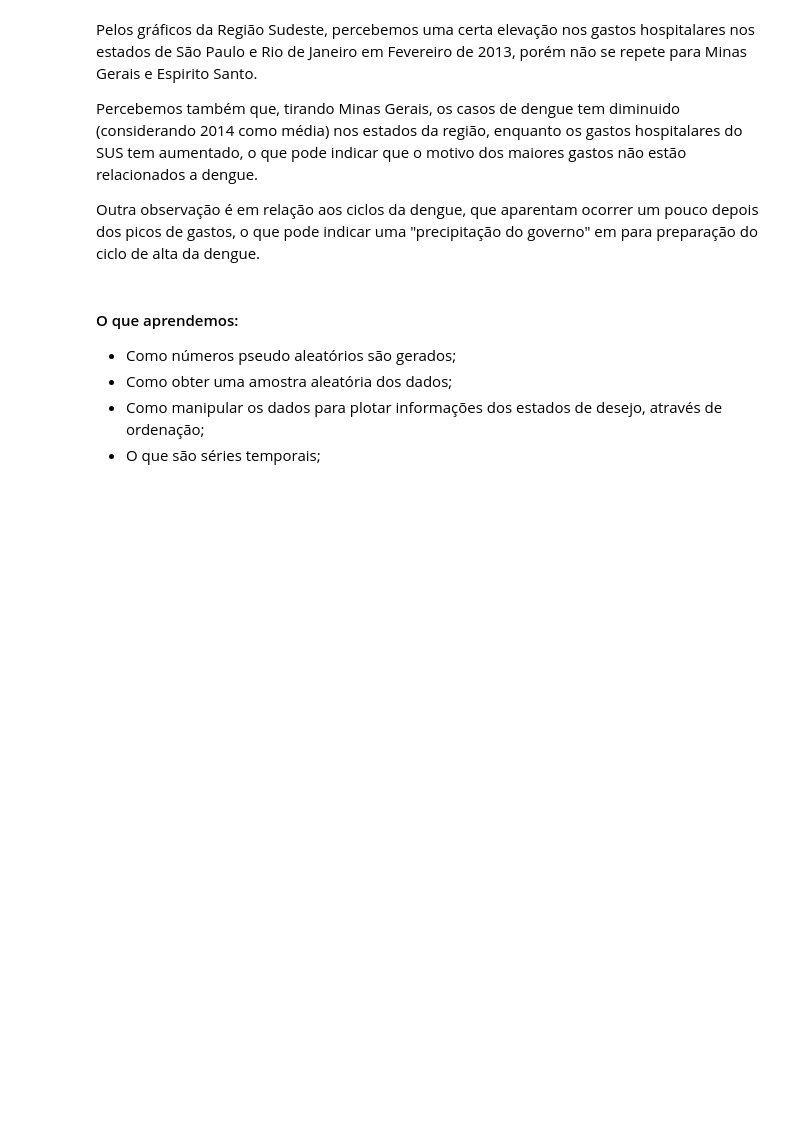
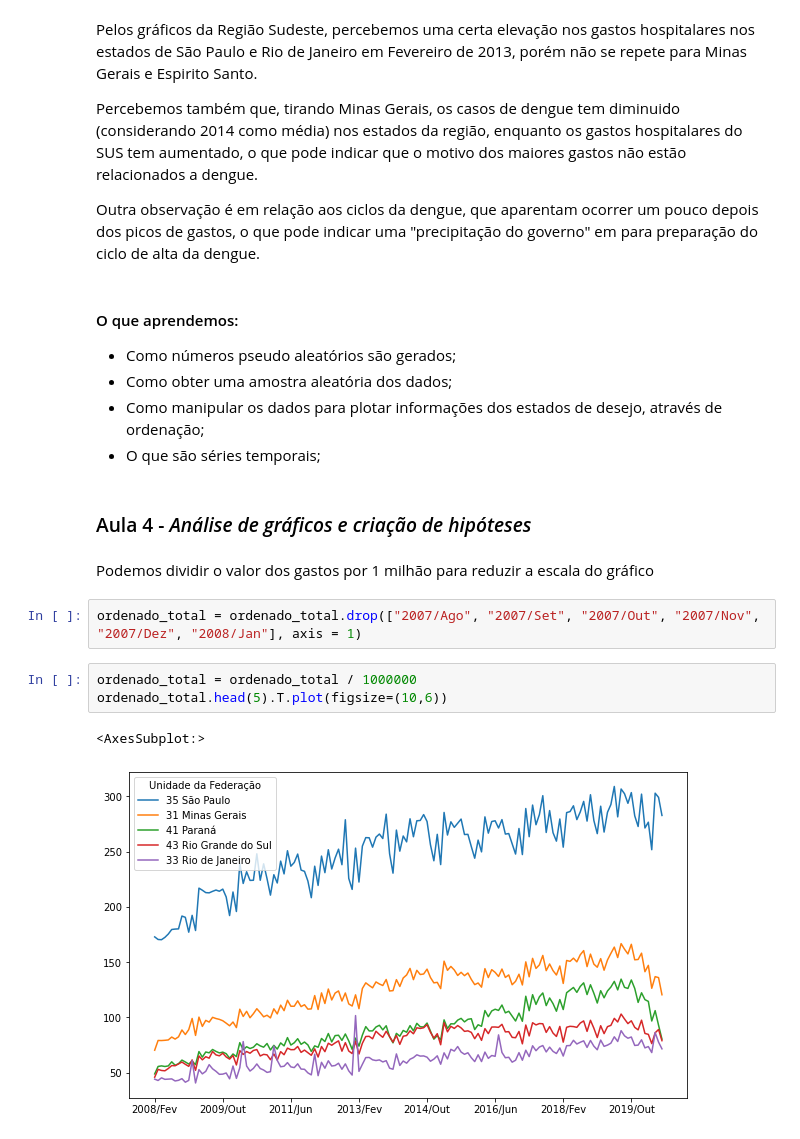
Before and after one commit to chermont04/BootCamp-Alura, a Jupyter notebook: modulos/Modulo_01.ipynb, the cells around one changed output. Drawn from its saved outputs; the diff is of its cells as text; blank space fills up the shorter version.

Commit message:
Adicionando a aula4

```diff
--- a/modulos/Modulo_01.ipynb
+++ b/modulos/Modulo_01.ipynb
@@ -876,3 +877,15 @@ Outra observação é em relação aos ciclos da dengue, que aparentam ocorrer u
 - Como obter uma amostra aleatória dos dados;
 - Como manipular os dados para plotar informações dos estados de desejo, através de ordenação;
 - O que são séries temporais;
+# %% [markdown]
+### Aula 4  - *Análise de gráficos e criação de hipóteses*
+# %% [markdown]
+Podemos dividir o valor dos gastos por 1 milhão para reduzir a escala do gráfico
+# %%
+ordenado_total = ordenado_total.drop(["2007/Ago", "2007/Set", "2007/Out", "2007/Nov", "2007/Dez", "2008/Jan"], axis = 1)
+# %%
+ordenado_total = ordenado_total / 1000000
+ordenado_total.head(5).T.plot(figsize=(10,6))
+# %% [output]
+<AxesSubplot:>
+[figure, added]
```
Also changed, not shown: parts of 14 cells of this notebook.
